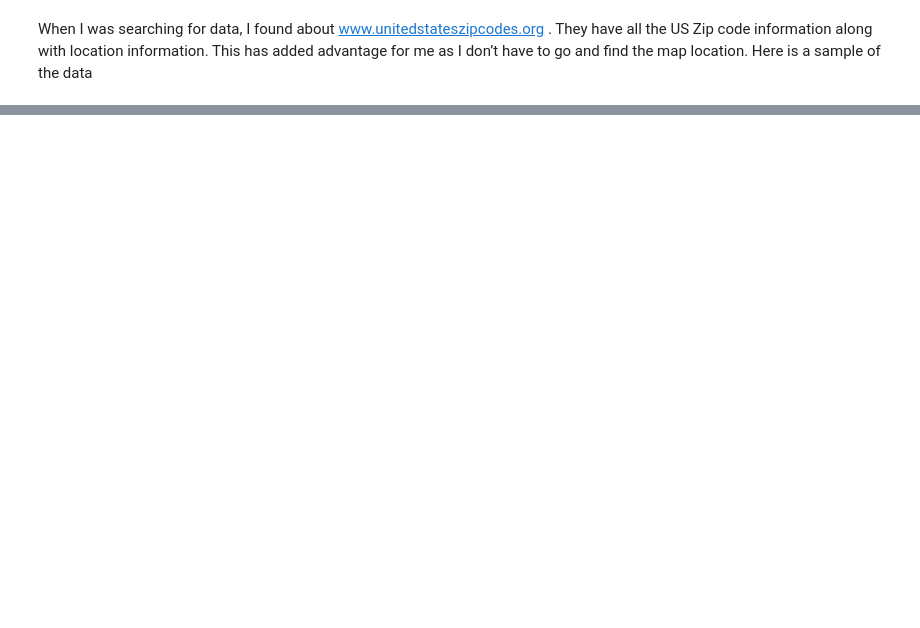
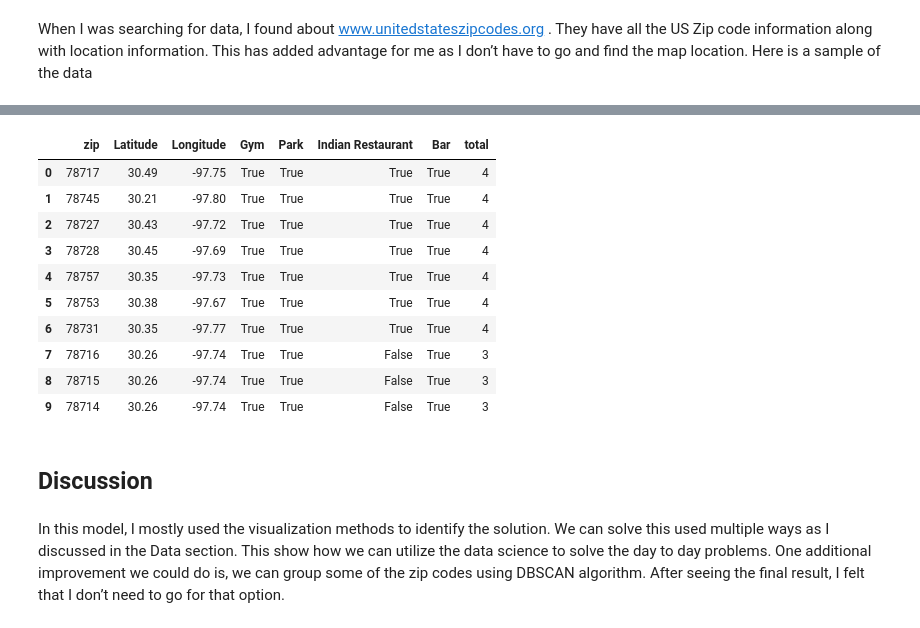
Before and after one commit to thirukumaran13/Coursera_Capstone, a Jupyter notebook: capstone_project_find_best_locality.ipynb, the cells around one changed output, grey strips where cells are left out. Saved outputs shown, nothing was run; the diff lists cells and outputs as text; code cells hidden in the pictures; blank space fills up the shorter version.

```diff
--- a/capstone_project_find_best_locality.ipynb
+++ b/capstone_project_find_best_locality.ipynb
@@ -29,0 +379,9 @@ I can find the near by places from Foursquare for each of these zip code for the
+# %%
+filtered_zips_new=filtered_zips
+filtered_zips_new[my_preference]=filtered_zips[my_preference]>0
+# %%
+filtered_zips_new['total']=filtered_zips_new[my_preference].sum(axis=1)
+# %%
+filtered_zips_new.sort_values('total',ascending=False,inplace=True)
+# %%
+filtered_zips_new.reset_index(drop=True,inplace=True)
@@ -29,0 +418,18 @@ I can find the near by places from Foursquare for each of these zip code for the
+# %%
+filtered_zips_new[0:10]
+# %% [output]
+|  | zip | Latitude | Longitude | Gym | Park | Indian Restaurant | Bar | total |
+| 0 | 78717 | 30.49 | -97.75 | True | True | True | True | 4 |
+| 1 | 78745 | 30.21 | -97.80 | True | True | True | True | 4 |
+| 2 | 78727 | 30.43 | -97.72 | True | True | True | True | 4 |
+| 3 | 78728 | 30.45 | -97.69 | True | True | True | True | 4 |
+| 4 | 78757 | 30.35 | -97.73 | True | True | True | True | 4 |
+| 5 | 78753 | 30.38 | -97.67 | True | True | True | True | 4 |
+| 6 | 78731 | 30.35 | -97.77 | True | True | True | True | 4 |
+| 7 | 78716 | 30.26 | -97.74 | True | True | False | True | 3 |
+| 8 | 78715 | 30.26 | -97.74 | True | True | False | True | 3 |
+| 9 | 78714 | 30.26 | -97.74 | True | True | False | True | 3 |
+# %% [markdown]
+## Discussion
+# %% [markdown]
+In this model, I mostly used the visualization methods to identify the solution. We can solve this used multiple ways as I discussed in the Data section. This show how we can utilize the data science to solve the day to day problems. One additional improvement we could do is, we can group some of the zip codes using DBSCAN algorithm. After seeing the final result, I felt that I don’t need to go for that option.
```
Also changed, not shown: parts of 58 cells of this notebook, 4 other files.
